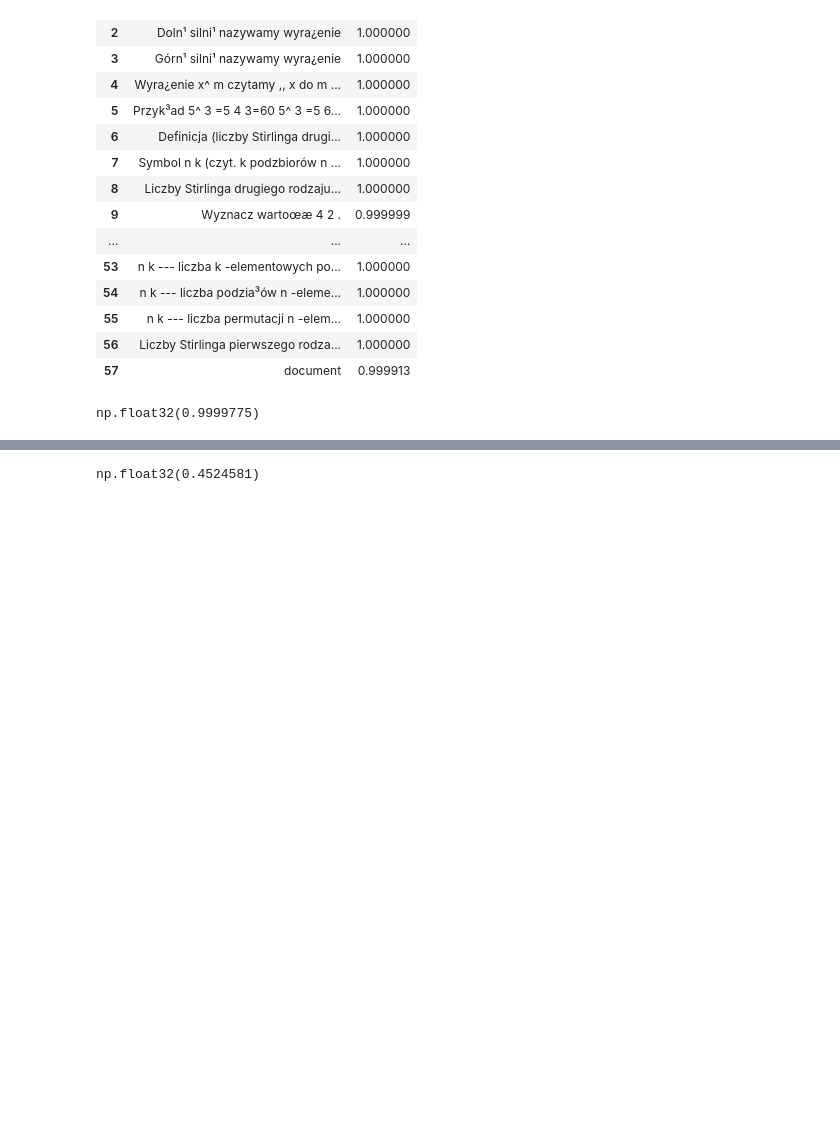
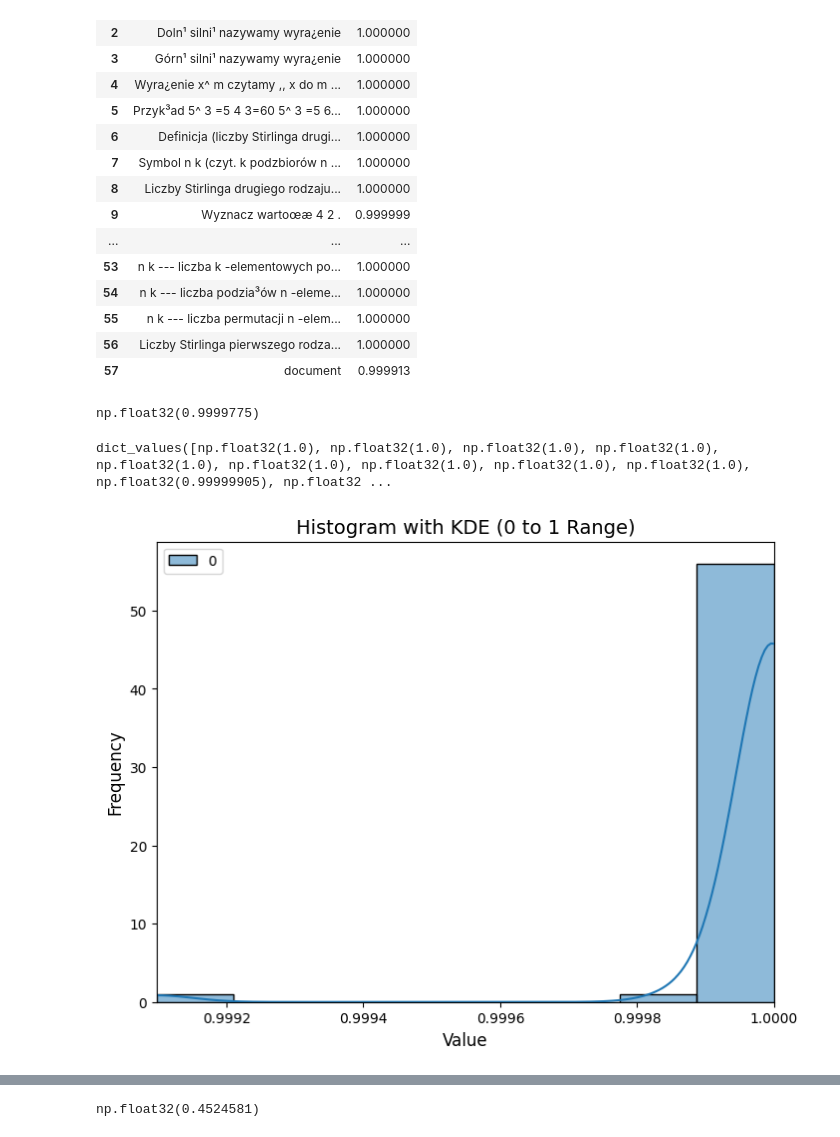
Before and after one commit to Dzida-0/Skradzione-Wzory, a Jupyter notebook: prediction_model_2/test2.ipynb, the cells around one changed output, grey strips where cells are left out. Cells and saved outputs as stored; diff of their text form; code cells hidden in the pictures; blank space fills up the shorter version.

```diff
--- a/prediction_model_2/test2.ipynb
+++ b/prediction_model_2/test2.ipynb
@@ -2,9 +2,9 @@
 from model import Model
 # %%
 mod = Model()
-mod.load_model('test_generate_21_f_256_1024_o256_e20')
+mod.load_model('saved_models/test_generate_21_f_256_1024_o256_e20')
 # %%
-d = mod.predict_from_latex('4.tex')
+d = mod.predict_from_latex('predict_latex/4.tex')
 # %%
 import pandas as pd
 pd.DataFrame(list(d.items()), columns=["text", "predict"])
@@ -30,3 +30,24 @@ pd.DataFrame(list(d.items()), columns=["text", "predict"])
 sum(d.values())/len(d)
 # %% [output]
 np.float32(0.9999775)
+# %%
+d.values()
+# %% [output]
+dict_values([np.float32(1.0), np.float32(1.0), np.float32(1.0), np.float32(1.0), np.float32(1.0), np.float32(1.0), np.float32(1.0), np.float32(1.0), np.float32(1.0), np.float32(0.99999905), np.float32 ...
+# %%
+import  matplotlib.pyplot as plt
+import seaborn as sns
+
+plt.figure(figsize=(8, 6))
+sns.histplot(d.values(), bins=8, kde=True, color='blue')
+
+# Set x-axis range and labels
+plt.xlim(min(d.values()), max(d.values()))
+plt.xlabel('Value', fontsize=12)
+plt.ylabel('Frequency', fontsize=12)
+plt.title('Histogram with KDE (0 to 1 Range)', fontsize=14)
+
+# Show the plot
+plt.show()
+# %% [output]
+[figure, added]
```
Also changed, not shown: parts of 5 cells of this notebook, 5 other files.
